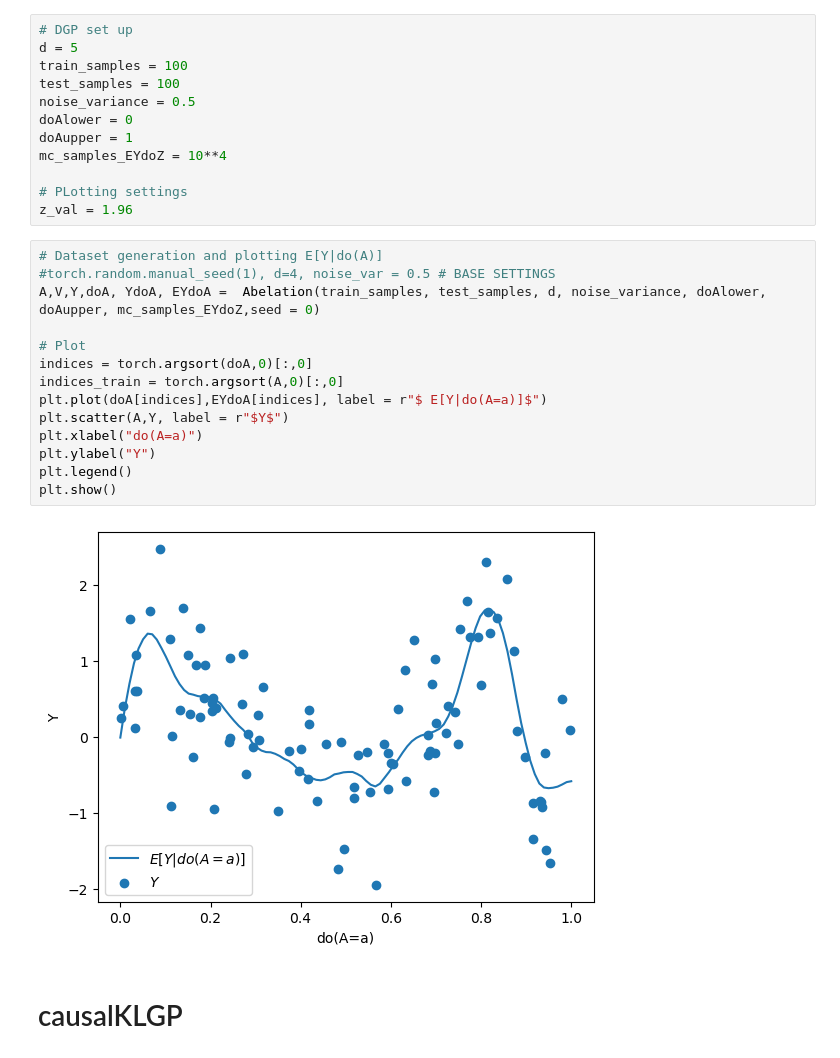
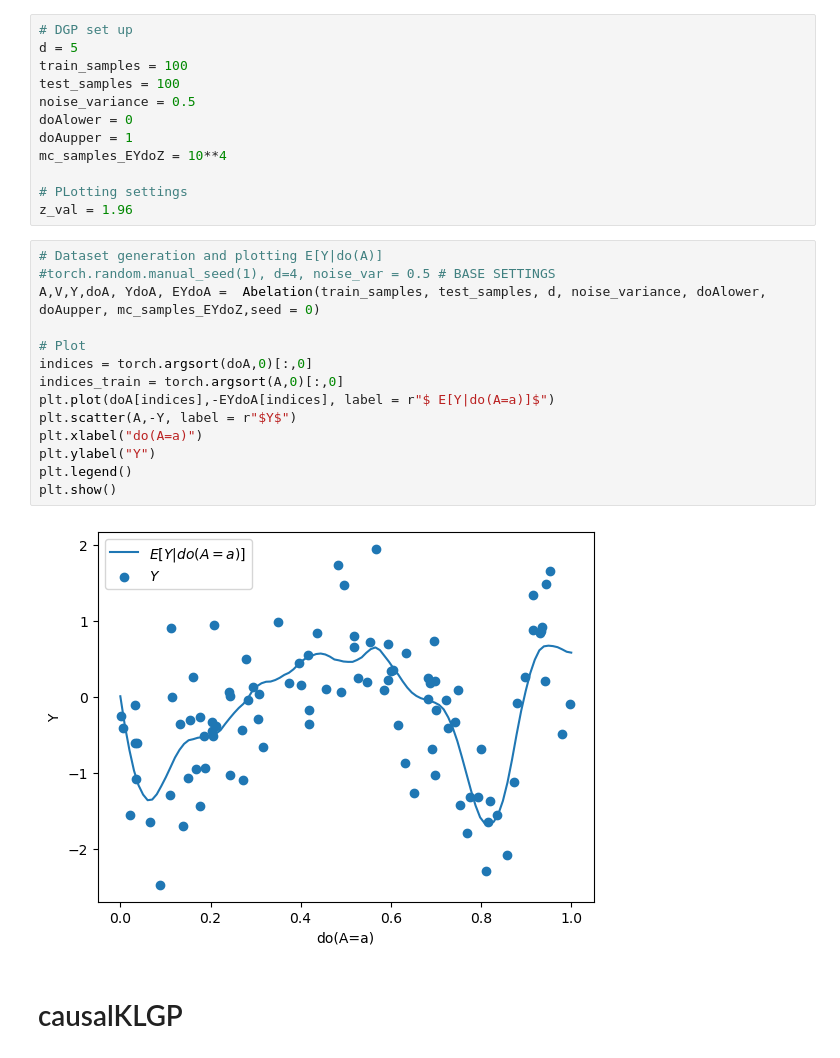
Before and after one commit to HWDance/impspec, a Jupyter notebook: experiments/notebooks/Abelation.ipynb, the cells around one changed output. Saved outputs shown, nothing was run; the diff lists cells and outputs as text.

```diff
--- a/experiments/notebooks/Abelation.ipynb
+++ b/experiments/notebooks/Abelation.ipynb
@@ -38,19 +38,19 @@ z_val = 1.96
 # %%
 # Dataset generation and plotting E[Y|do(A)]
 #torch.random.manual_seed(1), d=4, noise_var = 0.5 # BASE SETTINGS
 A,V,Y,doA, YdoA, EYdoA =  Abelation(train_samples, test_samples, d, noise_variance, doAlower, doAupper, mc_samples_EYdoZ,seed = 0)
 
 # Plot
 indices = torch.argsort(doA,0)[:,0]
 indices_train = torch.argsort(A,0)[:,0]
-plt.plot(doA[indices],EYdoA[indices], label = r"$ E[Y|do(A=a)]$")
-plt.scatter(A,Y, label = r"$Y$")
+plt.plot(doA[indices],-EYdoA[indices], label = r"$ E[Y|do(A=a)]$")
+plt.scatter(A,-Y, label = r"$Y$")
 plt.xlabel("do(A=a)")
 plt.ylabel("Y")
 plt.legend()
 plt.show()
 # %% [output]
-[figure, old version]
+[figure, new version]
 # %% [markdown]
 # causalKLGP
 # %%
```
Also changed, not shown: parts of 3 cells of this notebook, 55 other files.
